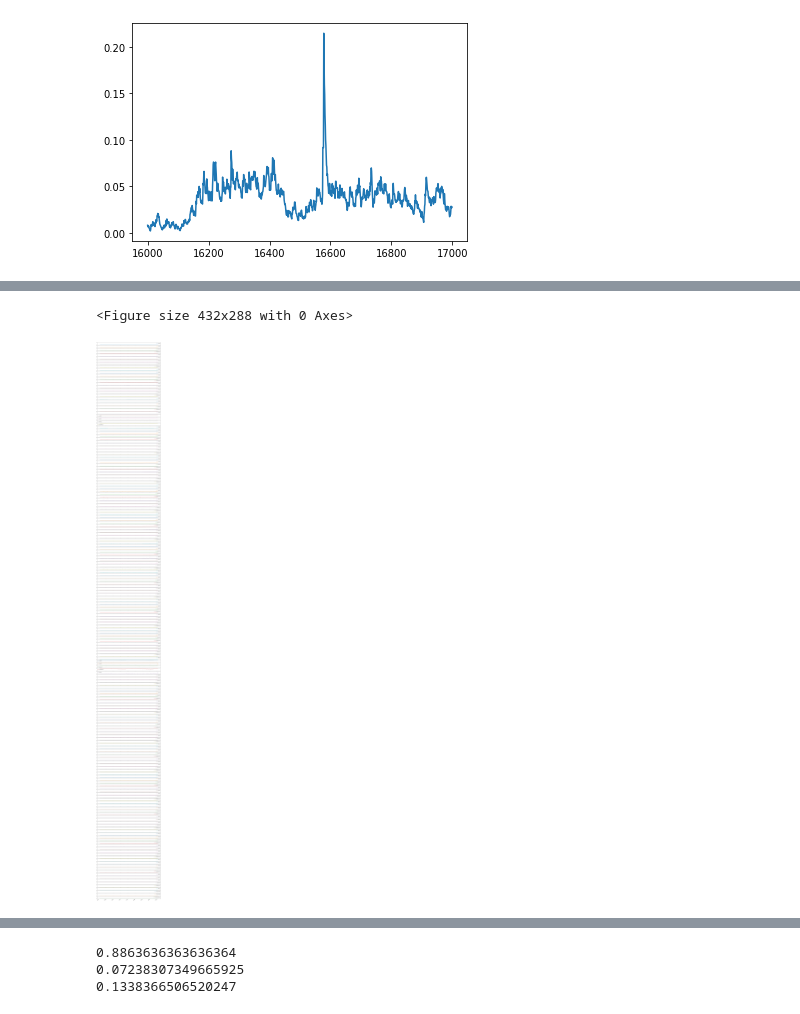
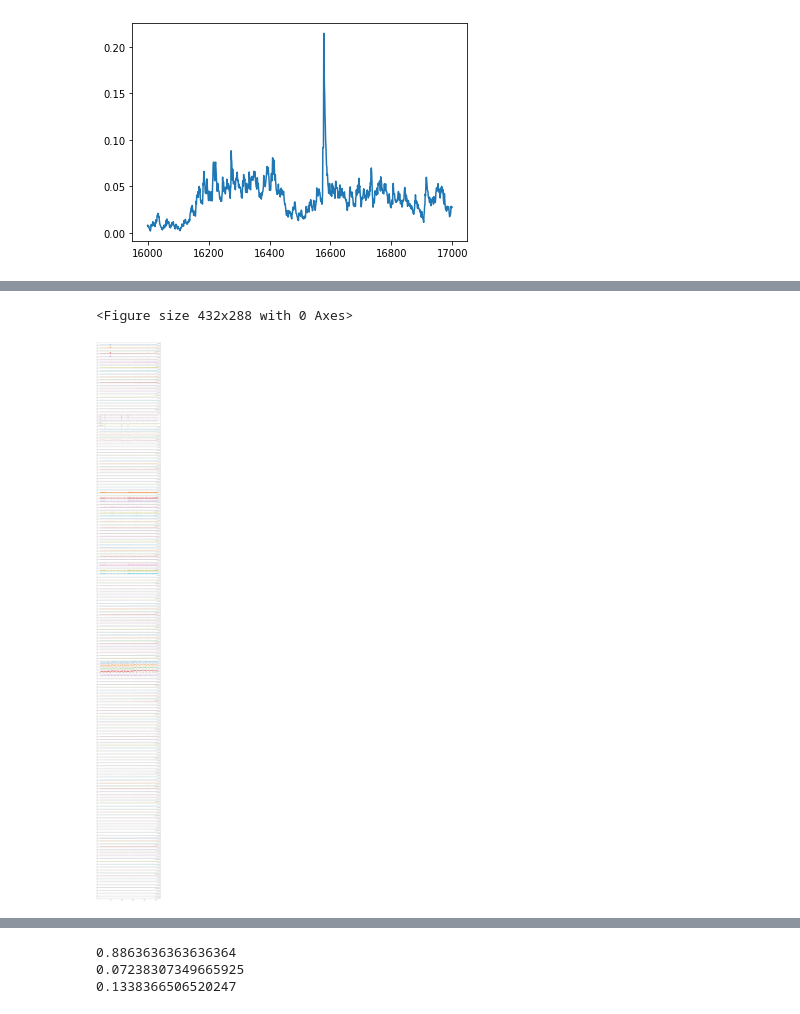
Before and after one commit to ML4ITS/mtad-gat-pytorch, a Jupyter notebook: eda/smd_eda.ipynb, the cells around one changed output, grey strips where cells are left out. Saved outputs shown, nothing was run; the diff lists cells and outputs as text; code cells hidden in the pictures.

```diff
--- a/eda/smd_eda.ipynb
+++ b/eda/smd_eda.ipynb
@@ -151,7 +151,7 @@ plt.plot(x_interp[16000:17000])
 [figure]
 # %%
 # output = pd.read_csv('../output/smd/machine-1-1_test.csv')
-output = pd.read_pickle('../output/smd/machine-1-1_test.pkl')
+output = pd.read_pickle('../output/smd/machine-1-1_train.pkl')
 # %%
 output.head()
 # %% [output]
@@ -164,11 +164,11 @@ output.head()
 5 rows × 192 columns
 # %%
 plt.tight_layout()
-output.iloc[-200:].plot(subplots=True, figsize=(20,200), ylim=(0,1.1))
+output.plot(subplots=True, figsize=(20,200), ylim=(0,1.1))
 plt.show();
 # %% [output]
 <Figure size 432x288 with 0 Axes>
-[figure, old version]
+[figure, new version]
 # %%
 i = 12
 
```
Also changed, not shown: parts of 3 cells of this notebook, 3 other files.
